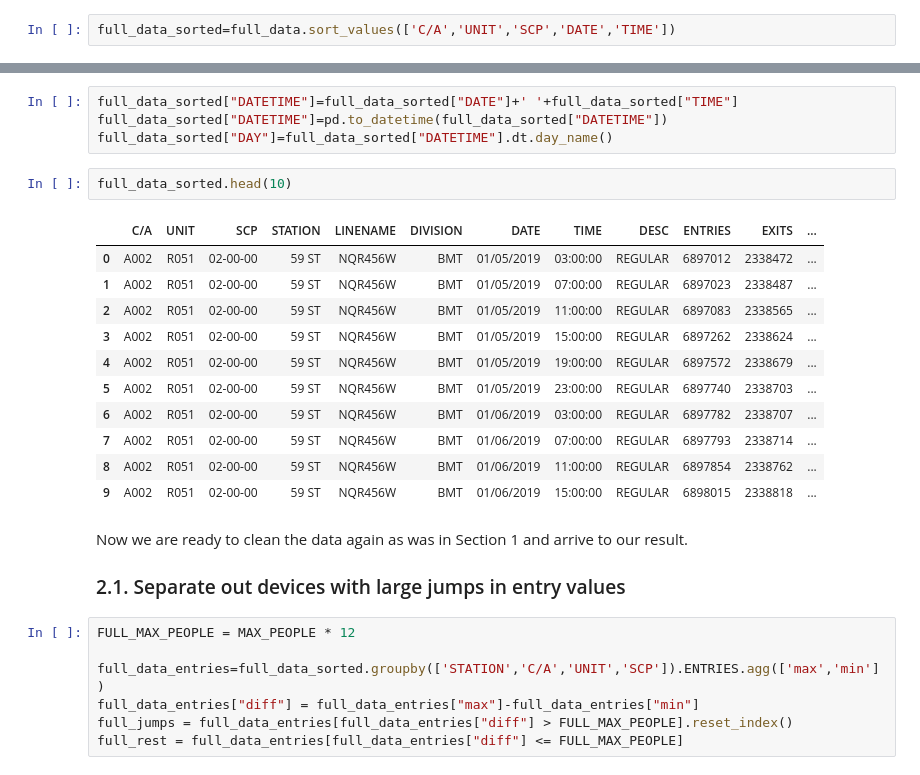
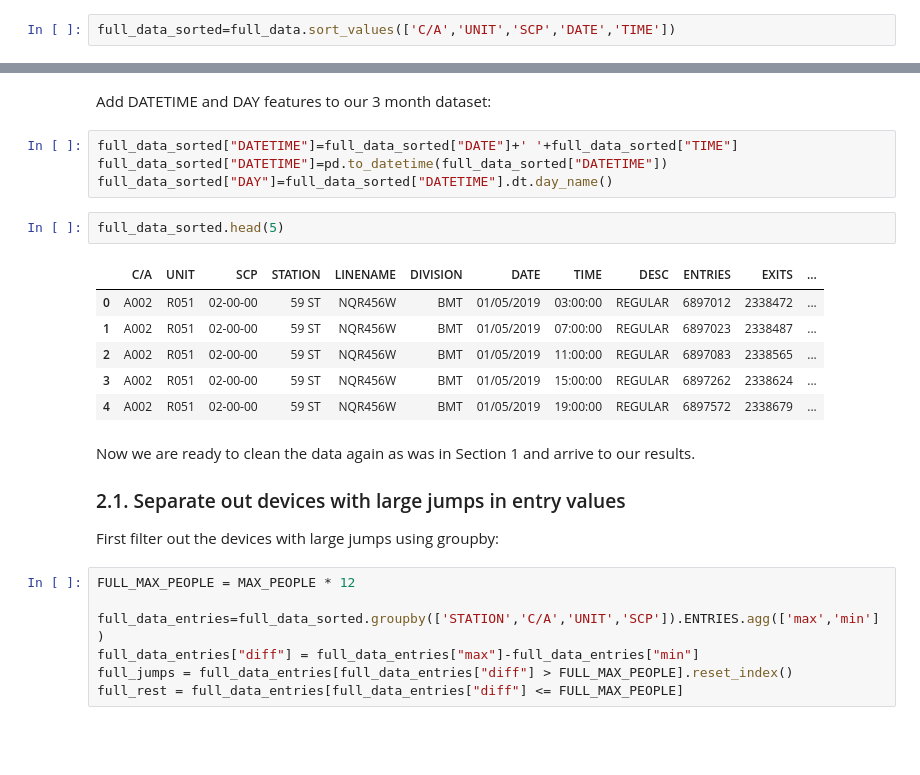
Before and after one commit to youngjeong46/MTA, a Jupyter notebook: Project 1 MTA.ipynb, the cells around one changed output, grey strips where cells are left out. Saved outputs shown, nothing was run; the diff lists cells and outputs as text; blank space fills up the shorter version.

```diff
--- a/Project 1 MTA.ipynb
+++ b/Project 1 MTA.ipynb
@@ -291,25 +259,24 @@ full_data_sorted[(full_data_sorted[cols]==first).all(1)].head(50)
+# %% [markdown]
+Add DATETIME and DAY features to our 3 month dataset:
 # %%
 full_data_sorted["DATETIME"]=full_data_sorted["DATE"]+' '+full_data_sorted["TIME"]
 full_data_sorted["DATETIME"]=pd.to_datetime(full_data_sorted["DATETIME"])
 full_data_sorted["DAY"]=full_data_sorted["DATETIME"].dt.day_name()
 # %%
-full_data_sorted.head(10)
+full_data_sorted.head(5)
 # %% [output]
 |  | C/A | UNIT | SCP | STATION | LINENAME | DIVISION | DATE | TIME | DESC | ENTRIES | EXITS | ... |
 | 0 | A002 | R051 | 02-00-00 | 59 ST | NQR456W | BMT | 01/05/2019 | 03:00:00 | REGULAR | 6897012 | 2338472 | ... |
 | 1 | A002 | R051 | 02-00-00 | 59 ST | NQR456W | BMT | 01/05/2019 | 07:00:00 | REGULAR | 6897023 | 2338487 | ... |
 | 2 | A002 | R051 | 02-00-00 | 59 ST | NQR456W | BMT | 01/05/2019 | 11:00:00 | REGULAR | 6897083 | 2338565 | ... |
 | 3 | A002 | R051 | 02-00-00 | 59 ST | NQR456W | BMT | 01/05/2019 | 15:00:00 | REGULAR | 6897262 | 2338624 | ... |
 | 4 | A002 | R051 | 02-00-00 | 59 ST | NQR456W | BMT | 01/05/2019 | 19:00:00 | REGULAR | 6897572 | 2338679 | ... |
-| 5 | A002 | R051 | 02-00-00 | 59 ST | NQR456W | BMT | 01/05/2019 | 23:00:00 | REGULAR | 6897740 | 2338703 | ... |
-| 6 | A002 | R051 | 02-00-00 | 59 ST | NQR456W | BMT | 01/06/2019 | 03:00:00 | REGULAR | 6897782 | 2338707 | ... |
-| 7 | A002 | R051 | 02-00-00 | 59 ST | NQR456W | BMT | 01/06/2019 | 07:00:00 | REGULAR | 6897793 | 2338714 | ... |
-| 8 | A002 | R051 | 02-00-00 | 59 ST | NQR456W | BMT | 01/06/2019 | 11:00:00 | REGULAR | 6897854 | 2338762 | ... |
-| 9 | A002 | R051 | 02-00-00 | 59 ST | NQR456W | BMT | 01/06/2019 | 15:00:00 | REGULAR | 6898015 | 2338818 | ... |
 # %% [markdown]
-Now we are ready to clean the data again as was in Section 1 and arrive to our result.
+Now we are ready to clean the data again as was in Section 1 and arrive to our results.
 
 ### 2.1. Separate out devices with large jumps in entry values
+
+First filter out the devices with large jumps using groupby:
 # %%
 FULL_MAX_PEOPLE = MAX_PEOPLE * 12
 
```
Also changed, not shown: parts of 42 cells of this notebook, 2 other files.
